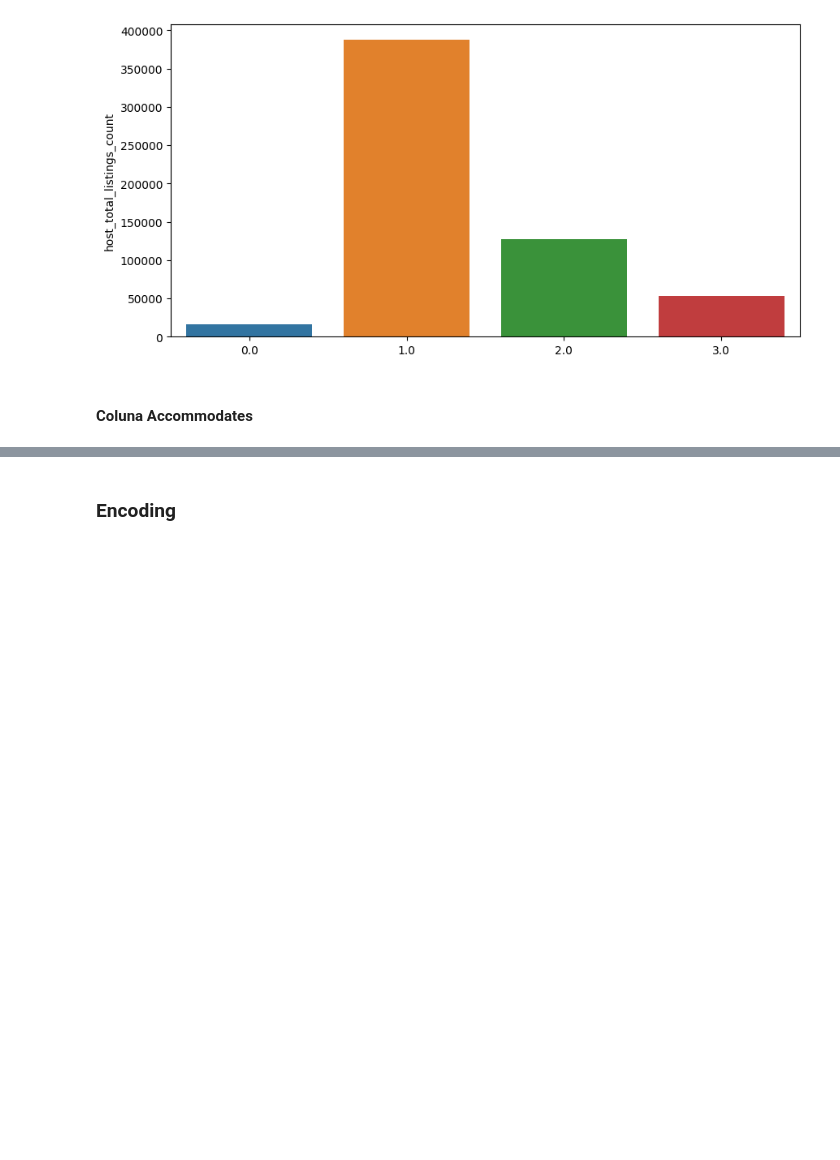
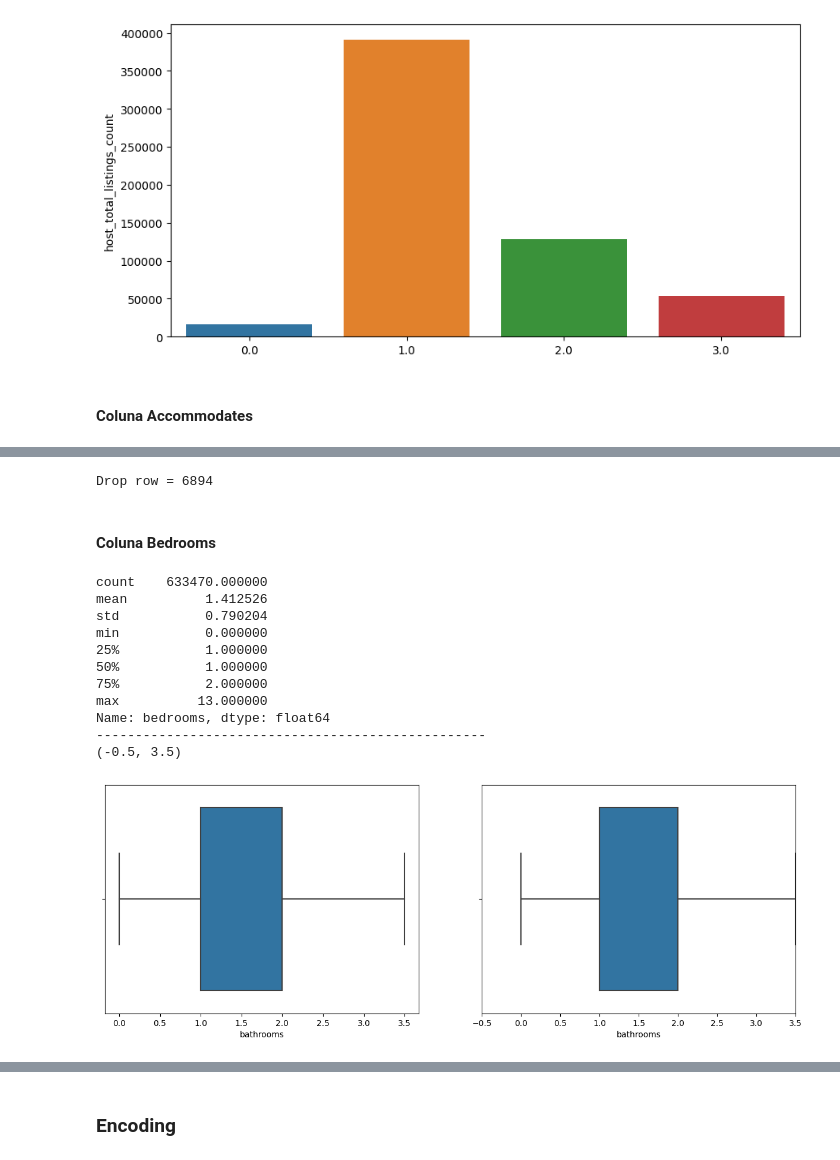
Before and after one commit to NicoArth-17/Airbnb, a Jupyter notebook: Arquivos/desafio.ipynb, the cells around one changed output, grey strips where cells are left out. Cells and saved outputs as stored; diff of their text form; code cells hidden in the pictures; blank space fills up the shorter version.

```diff
--- a/Arquivos/desafio.ipynb
+++ b/Arquivos/desafio.ipynb
@@ -486,0 +507,34 @@ Drop row = 12910
+# %%
+# Coluna na função de remover os outliers
+dados_df, lin_removidas = drop_outlier(dados_df, 'bathrooms')
+
+print(f'Drop row = {lin_removidas}')
+# %% [output]
+Drop row = 6894
+# %% [markdown]
+#### Coluna Bedrooms
+# %%
+# Início passo a passo para enxergar e remover outlier coluna de preço
+
+print(dados_df['bedrooms'].describe())
+
+print(50*'-')
+
+# Excutando função outlier na coluna
+print(limites_outlier(dados_df['bedrooms']))
+
+# Coluna na função de gráfico para enxergar valores totais / outlier delimitado
+diagrama_grafic(dados_df['bathrooms'])
+# %% [output]
+count    633470.000000
+mean          1.412526
+std           0.790204
+min           0.000000
+25%           1.000000
+50%           1.000000
+75%           2.000000
+max          13.000000
+Name: bedrooms, dtype: float64
+--------------------------------------------------
+(-0.5, 3.5)
+[figure, added]
```
Also changed, not shown: parts of 36 cells of this notebook.
